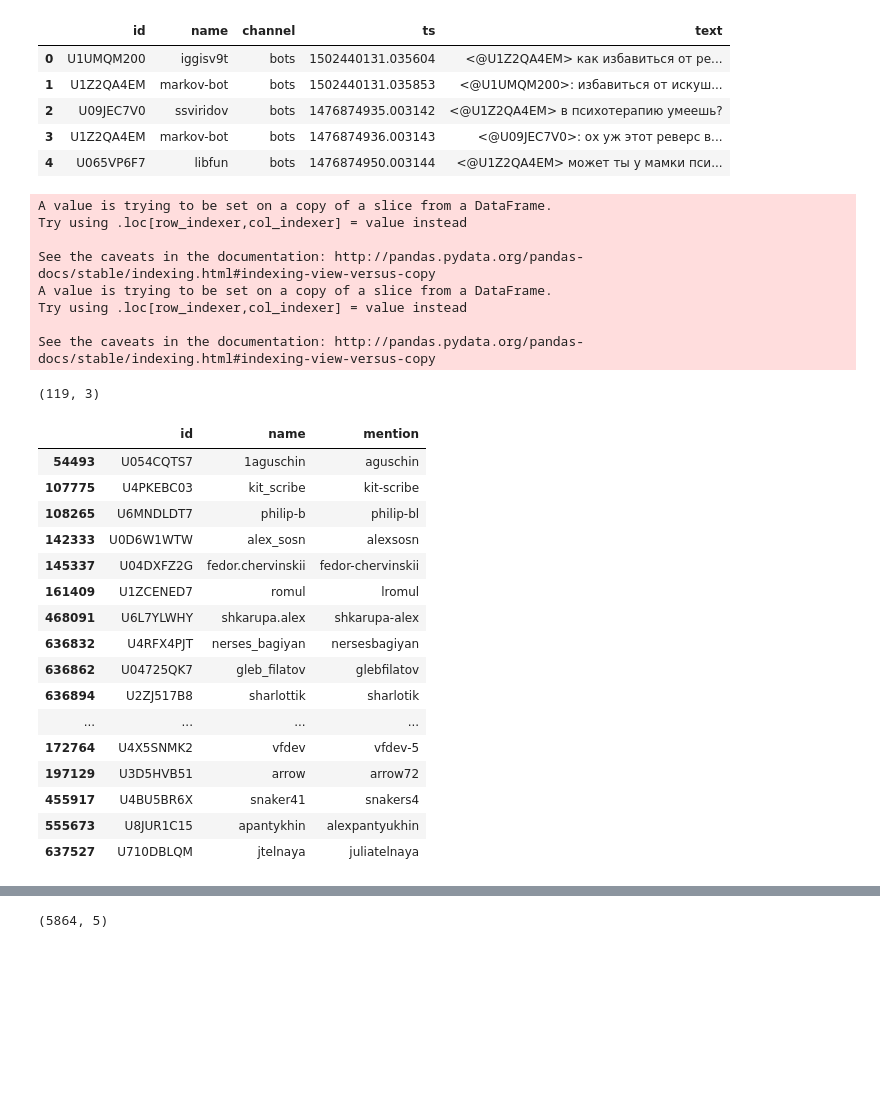
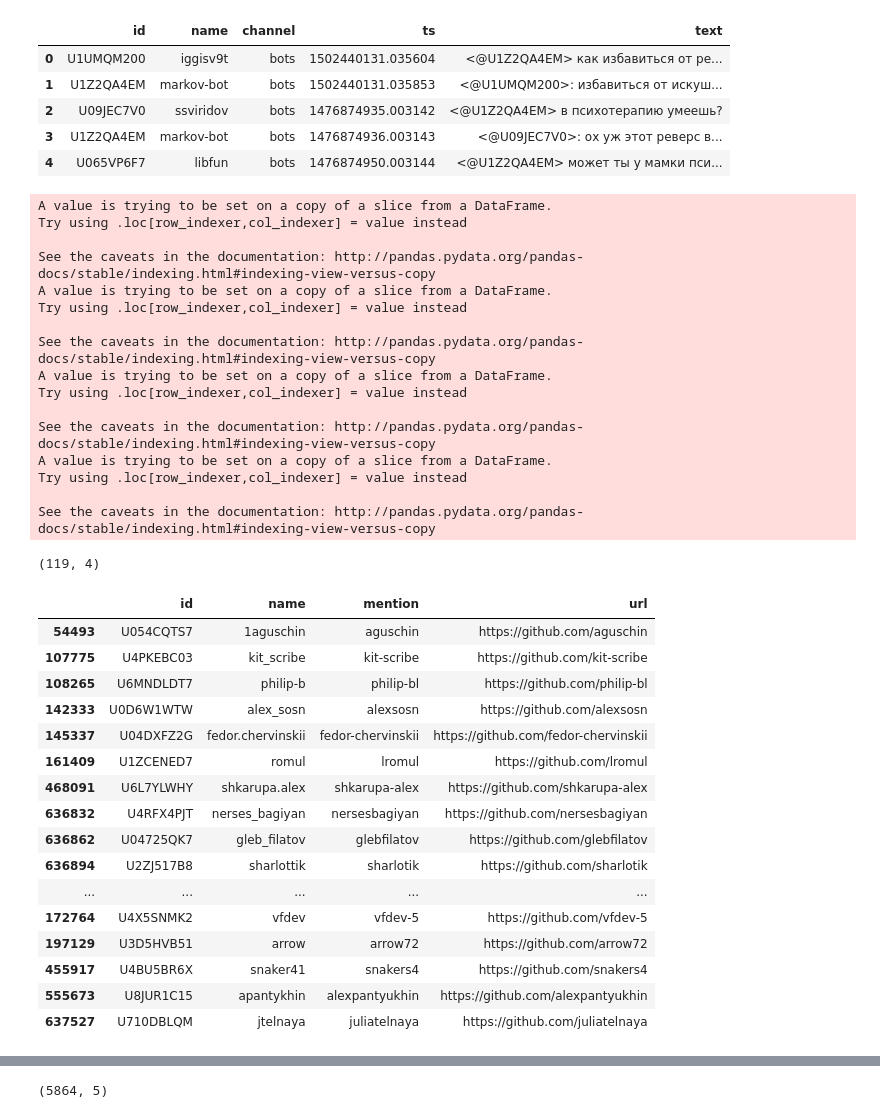
Before and after one commit to alexeyqu/ods-slack-data, a Jupyter notebook: db.ipynb, the cells around one changed output, grey strips where cells are left out. Drawn from its saved outputs; the diff is of its cells as text; code cells hidden in the pictures; blank space fills up the shorter version.

Commit message:
wow, github/kaggle/linkedin

```diff
--- a/db.ipynb
+++ b/db.ipynb
@@ -74,71 +74,83 @@ def get_levenstein(df, th):
                            (len(row['name']) > th  * 2 + 2 or len(row['mention']) > th * 2 + 2)), axis=1)]
 #     print(df_match.shape)
 #     print(df_match[df_match['name'] != df_match['mention']][['name', 'mention']].head())
-    return df_match[['id', 'name', 'mention']]
+    return df_match[['id', 'name', 'mention', 'url']]
 #     return df_match
 # %%
 github_regex = '<http[^>]*github.com/([^>/]+)'
 
 df_github = df[df.text.str.contains(github_regex)]
 df_github['mention'] = ''
+df_github['url'] = ''
 for index, row in df_github.iterrows():
     df_github.loc[index]['name'] = df_github.loc[index]['name'].lower()
     m = re.search(github_regex, row['text'])
     if m:
         df_github.loc[index]['mention'] = m.group(1).lower()
+        df_github.loc[index]['url'] = 'https://github.com/' + m.group(1).lower()
 
 
 # df_github_match = df_github[df_github.apply(lambda row: row['name'] == row['mention'], axis=1)]
 # df_github_match.shape
-github_match = pd.DataFrame(columns=['id', 'name', 'mention'])
+github_match = pd.DataFrame(columns=['id', 'name', 'mention', 'url'])
 
 for th in range(6):
     github_match = github_match.append(get_levenstein(df_github, th))
 
 githubio_regex = '/(\w+).github.io'
 
 df_githubio = df[df.text.str.contains(githubio_regex)]
 df_githubio['mention'] = ''
+df_githubio['url'] = ''
 for index, row in df_githubio.iterrows():
     df_githubio.loc[index]['name'] = df_githubio.loc[index]['name'].lower()
     m = re.search(githubio_regex, row['text'])
     if m:
         df_githubio.loc[index]['mention'] = m.group(1).lower()
+        df_githubio.loc[index]['url'] = 'https://github.com/' + m.group(1).lower()
 
 for th in range(6):
     github_match = github_match.append(get_levenstein(df_githubio, th))
 
 github_match = github_match.drop_duplicates()
 
 print(github_match.shape)
 github_match[github_match['name'] != github_match['mention']]
 # %% [output]
 A value is trying to be set on a copy of a slice from a DataFrame.
 Try using .loc[row_indexer,col_indexer] = value instead
 
 See the caveats in the documentation: http://pandas.pydata.org/pandas-docs/stable/indexing.html#indexing-view-versus-copy
 A value is trying to be set on a copy of a slice from a DataFrame.
 Try using .loc[row_indexer,col_indexer] = value instead
 
 See the caveats in the documentation: http://pandas.pydata.org/pandas-docs/stable/indexing.html#indexing-view-versus-copy
+A value is trying to be set on a copy of a slice from a DataFrame.
+Try using .loc[row_indexer,col_indexer] = value instead
+
+See the caveats in the documentation: http://pandas.pydata.org/pandas-docs/stable/indexing.html#indexing-view-versus-copy
+A value is trying to be set on a copy of a slice from a DataFrame.
+Try using .loc[row_indexer,col_indexer] = value instead
+
+See the caveats in the documentation: http://pandas.pydata.org/pandas-docs/stable/indexing.html#indexing-view-versus-copy
-(119, 3)
+(119, 4)
-|  | id | name | mention |
-| 54493 | U054CQTS7 | 1aguschin | aguschin |
-| 107775 | U4PKEBC03 | kit_scribe | kit-scribe |
-| 108265 | U6MNDLDT7 | philip-b | philip-bl |
-| 142333 | U0D6W1WTW | alex_sosn | alexsosn |
-| 145337 | U04DXFZ2G | fedor.chervinskii | fedor-chervinskii |
-| 161409 | U1ZCENED7 | romul | lromul |
-| 468091 | U6L7YLWHY | shkarupa.alex | shkarupa-alex |
-| 636832 | U4RFX4PJT | nerses_bagiyan | nersesbagiyan |
-| 636862 | U04725QK7 | gleb_filatov | glebfilatov |
-| 636894 | U2ZJ517B8 | sharlottik | sharlotik |
-| ... | ... | ... | ... |
-| 172764 | U4X5SNMK2 | vfdev | vfdev-5 |
-| 197129 | U3D5HVB51 | arrow | arrow72 |
-| 455917 | U4BU5BR6X | snaker41 | snakers4 |
-| 555673 | U8JUR1C15 | apantykhin | alexpantyukhin |
-| 637527 | U710DBLQM | jtelnaya | juliatelnaya |
+|  | id | name | mention | url |
+| 54493 | U054CQTS7 | 1aguschin | aguschin | https://github.com/aguschin |
+| 107775 | U4PKEBC03 | kit_scribe | kit-scribe | https://github.com/kit-scribe |
+| 108265 | U6MNDLDT7 | philip-b | philip-bl | https://github.com/philip-bl |
+| 142333 | U0D6W1WTW | alex_sosn | alexsosn | https://github.com/alexsosn |
+| 145337 | U04DXFZ2G | fedor.chervinskii | fedor-chervinskii | https://github.com/fedor-chervinskii |
+| 161409 | U1ZCENED7 | romul | lromul | https://github.com/lromul |
+| 468091 | U6L7YLWHY | shkarupa.alex | shkarupa-alex | https://github.com/shkarupa-alex |
+| 636832 | U4RFX4PJT | nerses_bagiyan | nersesbagiyan | https://github.com/nersesbagiyan |
+| 636862 | U04725QK7 | gleb_filatov | glebfilatov | https://github.com/glebfilatov |
+| 636894 | U2ZJ517B8 | sharlottik | sharlotik | https://github.com/sharlotik |
+| ... | ... | ... | ... | ... |
+| 172764 | U4X5SNMK2 | vfdev | vfdev-5 | https://github.com/vfdev-5 |
+| 197129 | U3D5HVB51 | arrow | arrow72 | https://github.com/arrow72 |
+| 455917 | U4BU5BR6X | snaker41 | snakers4 | https://github.com/snakers4 |
+| 555673 | U8JUR1C15 | apantykhin | alexpantyukhin | https://github.com/alexpantyukhin |
+| 637527 | U710DBLQM | jtelnaya | juliatelnaya | https://github.com/juliatelnaya |
 # %%
 kaggle_regex = '<http[^>]*kaggle.com/([^>/]+)'
 
```
Also changed, not shown: parts of 12 cells of this notebook.
